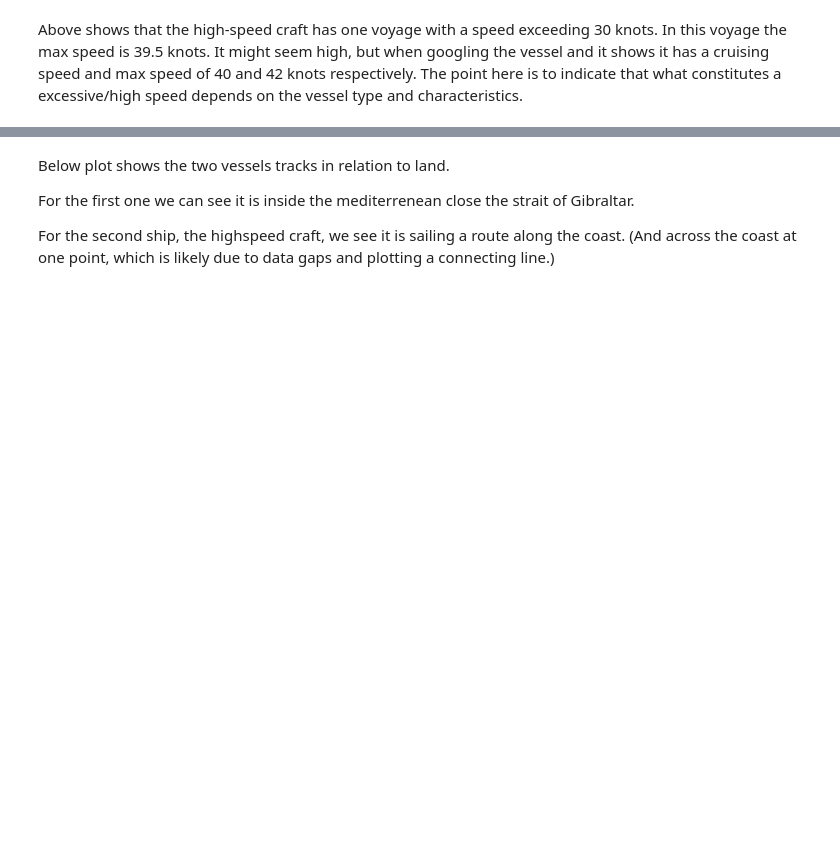
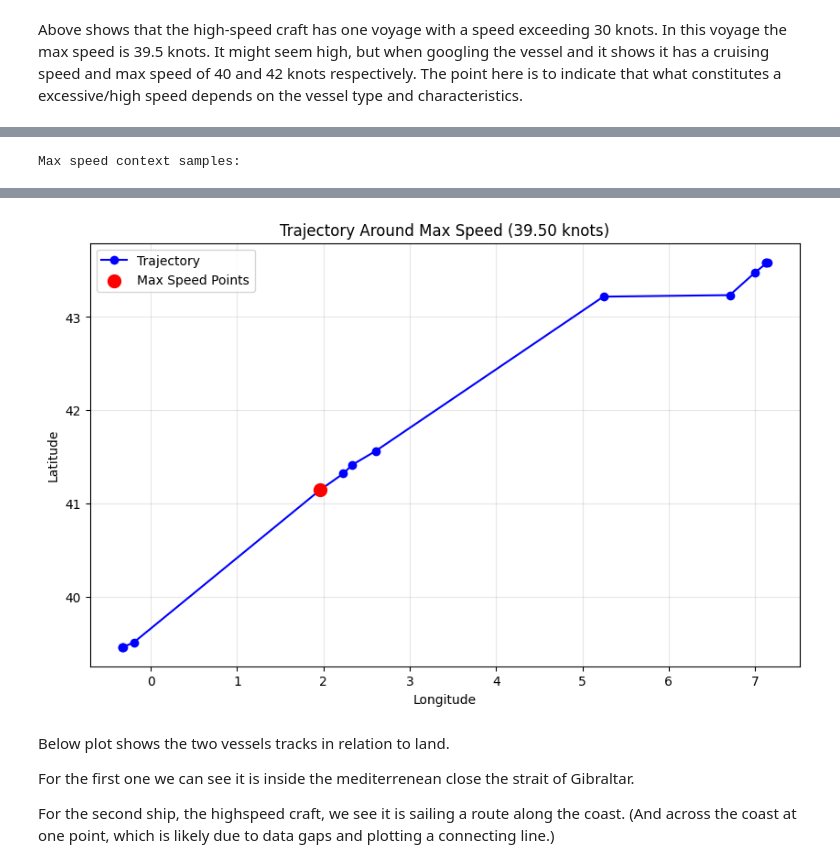
Before and after one commit to Magnuswlange/port_congestion_proj, a Jupyter notebook: Awake_Data_Exploration.ipynb, the cells around one changed output, grey strips where cells are left out. Cells and saved outputs as stored; diff of their text form; code cells hidden in the pictures; blank space fills up the shorter version.

```diff
--- a/Awake_Data_Exploration.ipynb
+++ b/Awake_Data_Exploration.ipynb
@@ -431,0 +486,4 @@ plt.show()
+# %%
+analyze_max_speed_context(noisy_voyage2)
+# %% [output]
+Max speed context samples:
@@ -432,3 +496,4 @@ plt.show()
+[figure, added]
 # %% [markdown]
 Below plot shows the two vessels tracks in relation to land.
 
```
Also changed, not shown: parts of 29 cells of this notebook, 1 other file.
